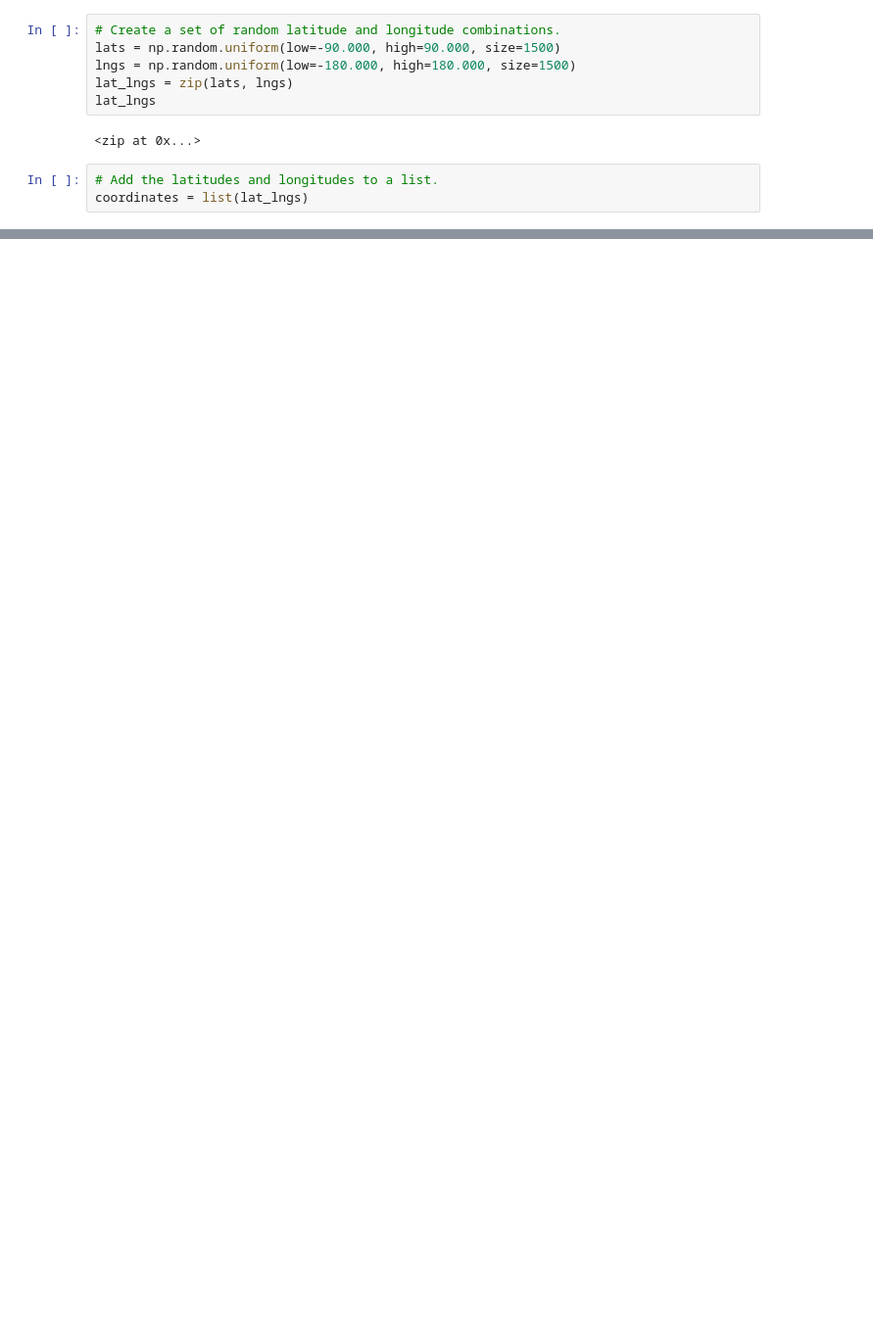
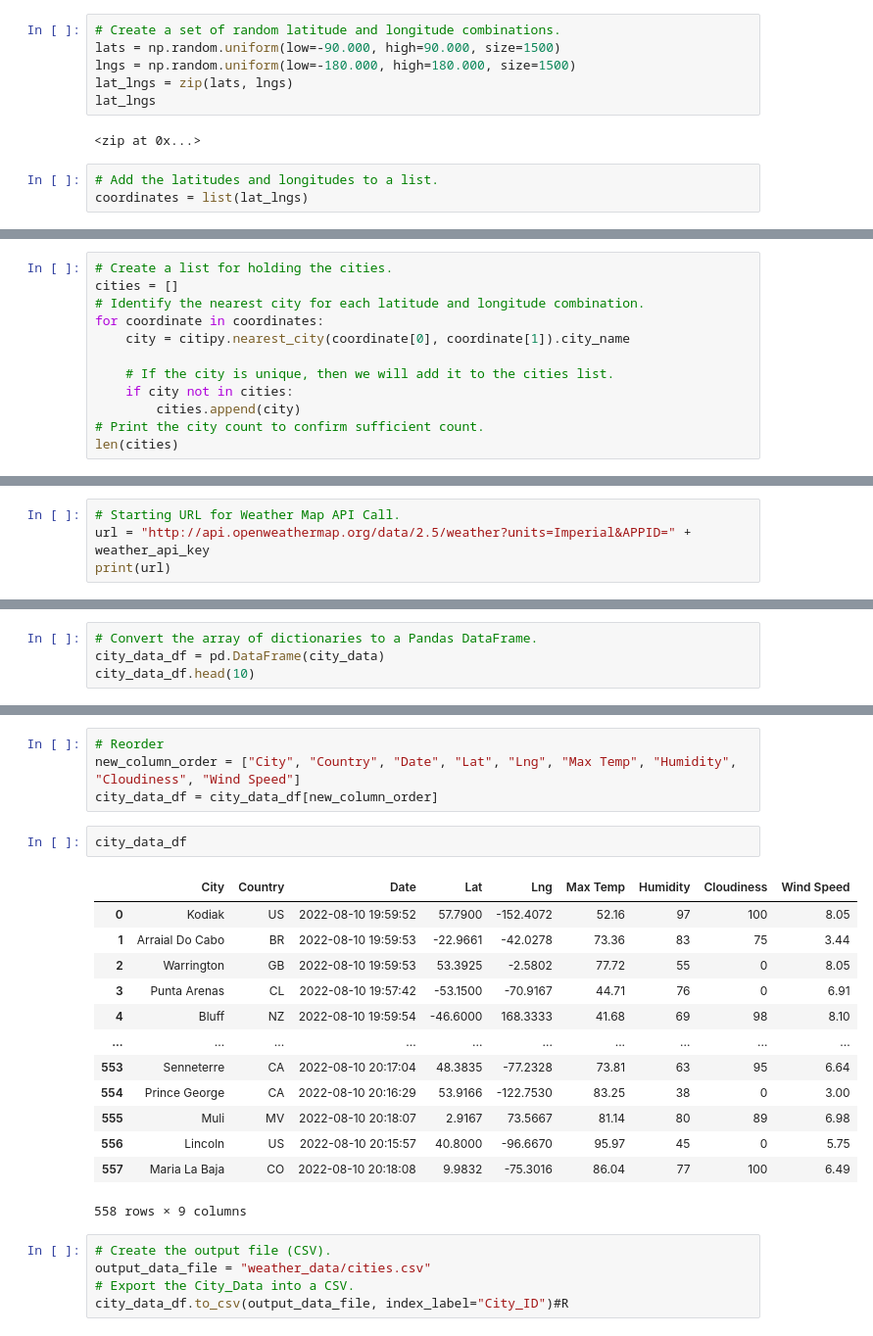
Before and after one commit to CanasLuis/World_Weather_Analysis, a Jupyter notebook: WeatherPy.ipynb, the cells around one changed output, grey strips where cells are left out. Shown at 98% size. Saved outputs shown, nothing was run; the diff lists cells and outputs as text; blank space fills up the shorter version.

Commit message:
Adding WeatherPy

```diff
--- a/WeatherPy.ipynb
+++ b/WeatherPy.ipynb
@@ -38,0 +71,12 @@ for coordinate in coordinates:
+# %%
+# Create a list for holding the cities.
+cities = []
+# Identify the nearest city for each latitude and longitude combination.
+for coordinate in coordinates:
+    city = citipy.nearest_city(coordinate[0], coordinate[1]).city_name
+
+    # If the city is unique, then we will add it to the cities list.
+    if city not in cities:
+        cities.append(city)
+# Print the city count to confirm sufficient count.
+len(cities)
@@ -38,0 +91,4 @@ for coordinate in coordinates:
+# %%
+# Starting URL for Weather Map API Call.
+url = "http://api.openweathermap.org/data/2.5/weather?units=Imperial&APPID=" + weather_api_key
+print(url)
@@ -38,0 +181,4 @@ for coordinate in coordinates:
+# %%
+# Convert the array of dictionaries to a Pandas DataFrame.
+city_data_df = pd.DataFrame(city_data)
+city_data_df.head(10)
@@ -38,0 +197,25 @@ for coordinate in coordinates:
+# %%
+# Reorder
+new_column_order = ["City", "Country", "Date", "Lat", "Lng", "Max Temp", "Humidity", "Cloudiness", "Wind Speed"]
+city_data_df = city_data_df[new_column_order]
+# %%
+city_data_df
+# %% [output]
+|  | City | Country | Date | Lat | Lng | Max Temp | Humidity | Cloudiness | Wind Speed |
+| 0 | Kodiak | US | 2022-08-10 19:59:52 | 57.7900 | -152.4072 | 52.16 | 97 | 100 | 8.05 |
+| 1 | Arraial Do Cabo | BR | 2022-08-10 19:59:53 | -22.9661 | -42.0278 | 73.36 | 83 | 75 | 3.44 |
+| 2 | Warrington | GB | 2022-08-10 19:59:53 | 53.3925 | -2.5802 | 77.72 | 55 | 0 | 8.05 |
+| 3 | Punta Arenas | CL | 2022-08-10 19:57:42 | -53.1500 | -70.9167 | 44.71 | 76 | 0 | 6.91 |
+| 4 | Bluff | NZ | 2022-08-10 19:59:54 | -46.6000 | 168.3333 | 41.68 | 69 | 98 | 8.10 |
+| ... | ... | ... | ... | ... | ... | ... | ... | ... | ... |
+| 553 | Senneterre | CA | 2022-08-10 20:17:04 | 48.3835 | -77.2328 | 73.81 | 63 | 95 | 6.64 |
+| 554 | Prince George | CA | 2022-08-10 20:16:29 | 53.9166 | -122.7530 | 83.25 | 38 | 0 | 3.00 |
+| 555 | Muli | MV | 2022-08-10 20:18:07 | 2.9167 | 73.5667 | 81.14 | 80 | 89 | 6.98 |
+| 556 | Lincoln | US | 2022-08-10 20:15:57 | 40.8000 | -96.6670 | 95.97 | 45 | 0 | 5.75 |
+| 557 | Maria La Baja | CO | 2022-08-10 20:18:08 | 9.9832 | -75.3016 | 86.04 | 77 | 100 | 6.49 |
+558 rows × 9 columns
+# %%
+# Create the output file (CSV).
+output_data_file = "weather_data/cities.csv"
+# Export the City_Data into a CSV.
+city_data_df.to_csv(output_data_file, index_label="City_ID")#R
```
Also changed, not shown: parts of 10 cells of this notebook, 3 other files.
